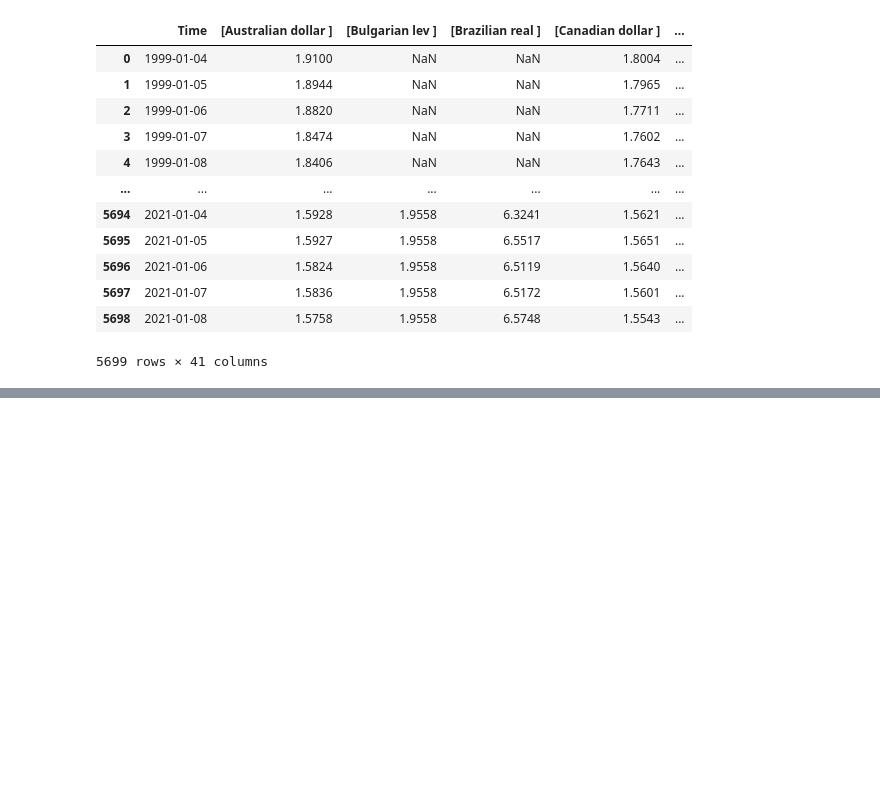
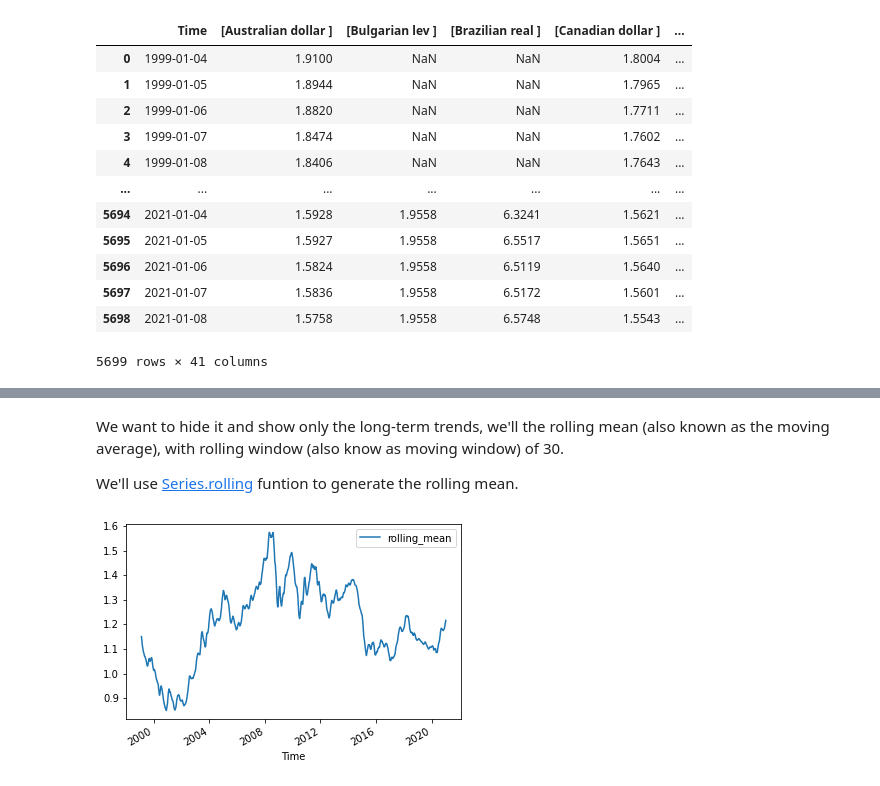
Before and after one commit to aguirredaniel/dataquest-projects, a Jupyter notebook: Storytelling_Data_Visualization_Exchange_Rates/basics.ipynb, the cells around one changed output, grey strips where cells are left out. Saved outputs shown, nothing was run; the diff lists cells and outputs as text; code cells hidden in the pictures; blank space fills up the shorter version.

```diff
--- a/Storytelling_Data_Visualization_Exchange_Rates/basics.ipynb
+++ b/Storytelling_Data_Visualization_Exchange_Rates/basics.ipynb
@@ -99,0 +111,10 @@ euro_to_dollar['US_dollar'] = euro_to_dollar['US_dollar'].astype(float)
+# %% [markdown]
+We want to hide it and show only the long-term trends, we'll the rolling mean (also known as the moving average), with rolling window (also know as moving window) of 30.
+
+We'll use [Series.rolling](https://pandas.pydata.org/docs/reference/api/pandas.Series.rolling.html?highlight=rolling#pandas.Series.rolling) funtion to generate the rolling mean.
+# %%
+euro_to_dollar['rolling_mean'] = euro_to_dollar['US_dollar'].rolling(30).mean()
+euro_to_dollar.plot('Time', 'rolling_mean')
+plt.show()
+# %% [output]
+[figure, added]
```
Also changed, not shown: parts of 7 cells of this notebook.
